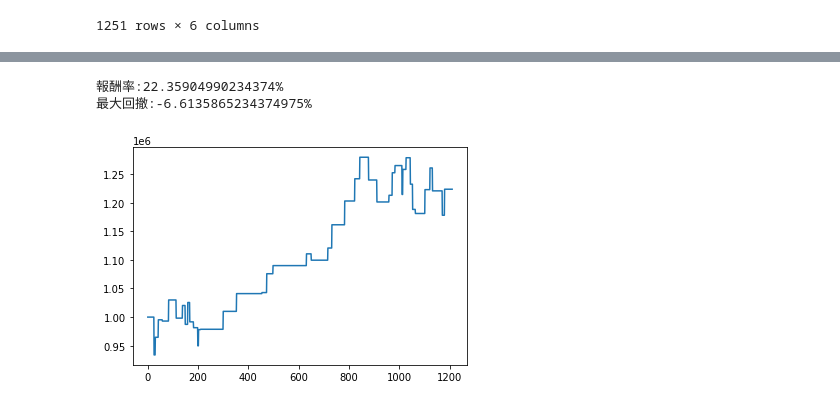
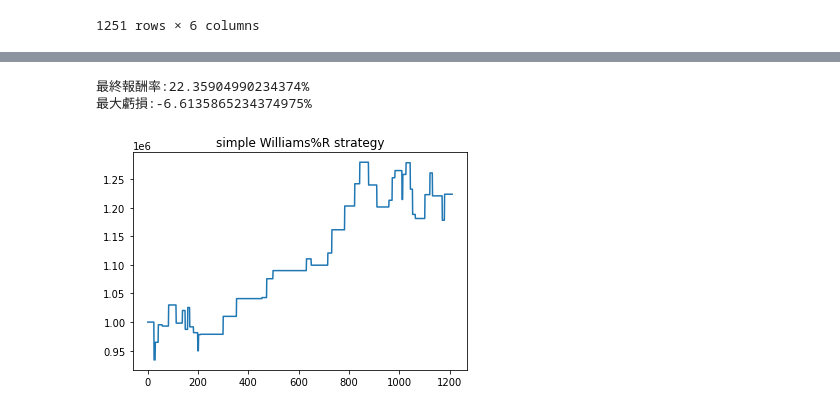
Before and after one commit to skywalker0803r/telegram-investment-advice-bot, a Jupyter notebook: 簡單威廉指標策略.ipynb, the cells around one changed output, grey strips where cells are left out. Drawn from its saved outputs; the diff is of its cells as text; code cells hidden in the pictures.

```diff
--- a/簡單威廉指標策略.ipynb
+++ b/簡單威廉指標策略.ipynb
@@ -138,9 +138,10 @@ for i, signal in enumerate(signals):
 獲利: 45510.62109375
 # %%
 plt.plot(capital_history)
-print(f"報酬率:{(capital_history[-1]/capital_history[0]-1)*100}%")
-print(f"最大回撤:{-(1-min(capital_history)/capital_history[0])*100}%")
+plt.title('simple Williams%R strategy')
+print(f"最終報酬率:{(capital_history[-1]/capital_history[0]-1)*100}%")
+print(f"最大虧損:{-(1-min(capital_history)/capital_history[0])*100}%")
 # %% [output]
-報酬率:22.35904990234374%
-最大回撤:-6.6135865234374975%
+最終報酬率:22.35904990234374%
+最大虧損:-6.6135865234374975%
-[figure, old version]
+[figure, new version]
```
